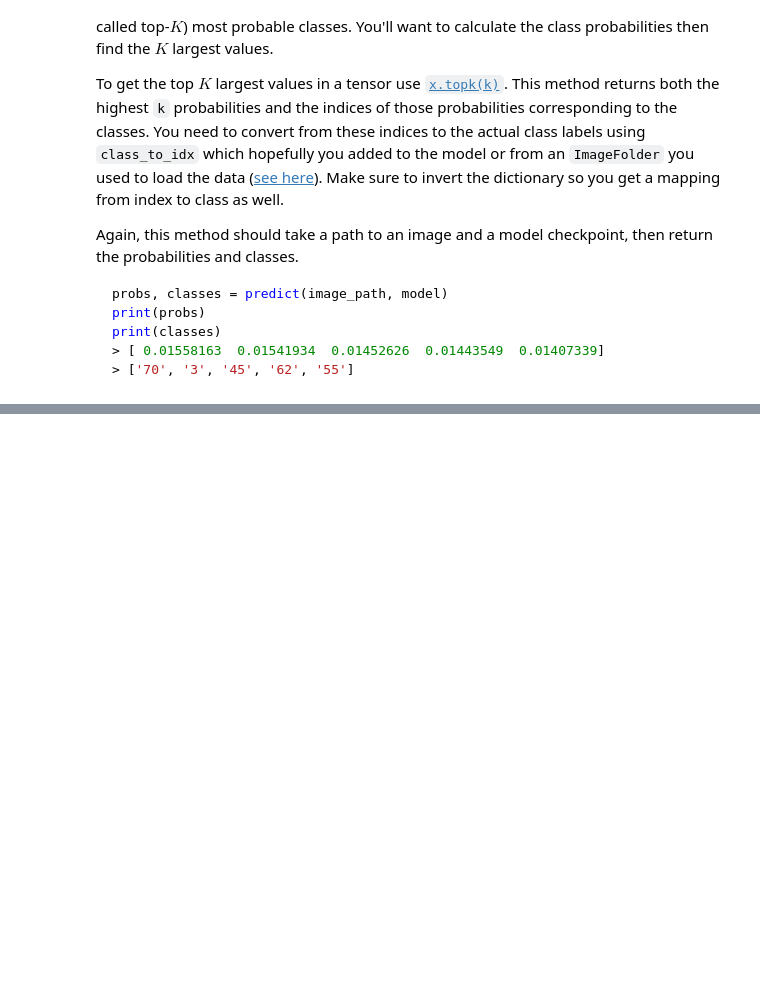
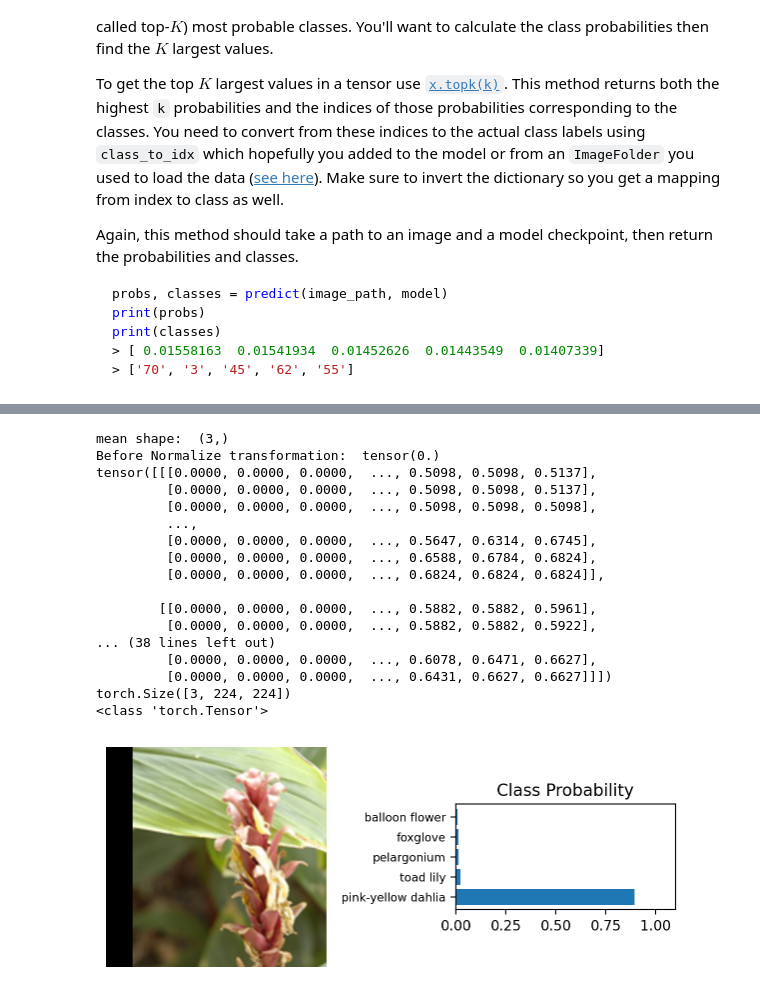
Before and after one commit to amnyulwa/aipnd-project, a Jupyter notebook: Image_Classifier_Project.ipynb, the cells around one changed output, grey strips where cells are left out. Cells and saved outputs as stored; diff of their text form; code cells hidden in the pictures; blank space fills up the shorter version.

```diff
--- a/Image_Classifier_Project.ipynb
+++ b/Image_Classifier_Project.ipynb
@@ -598,28 +589,47 @@ Now that you can use a trained model for predictions, check to make sure it make
 You can convert from the class integer encoding to actual flower names with the `cat_to_name.json` file (should have been loaded earlier in the notebook). To show a PyTorch tensor as an image, use the `imshow` function defined above.
 # %%
 # TODO: Display an image along with the top 5 classes
-image_path = 'flowers/train/20/image_04897.jpg'
+image_path = 'flowers/train/61/image_06247.jpg'
 
 model = load_checkpoint('checkpoint.pth')
 
 top_p, top_class = predict(image_path, model)
 
 image = process_image(image_path)
 
 # Display the image
 fig, (ax1, ax2) = plt.subplots(figsize=(6,9), ncols=2)
 imshow(image, ax=ax1) # Display using imshow
 ax1.axis('off')
 
 # Display the top 5 probabilities as a bar graph
 probs = top_p.cpu().numpy().squeeze()
 classes = top_class.cpu().numpy().squeeze() #changed variable name to classes to avoid conflict
 ax2.barh(np.arange(5), probs) # Display top 5
 ax2.set_aspect(0.1)
 ax2.set_yticks(np.arange(5))
 ax2.set_yticklabels([cat_to_name[str(c)] for c in classes], size='small') # changed variable name here as well
 ax2.set_title('Class Probability')
 ax2.set_xlim(0, 1.1)
 
 plt.tight_layout()
 plt.show()
+# %% [output]
+mean shape:  (3,)
+Before Normalize transformation:  tensor(0.)
+tensor([[[0.0000, 0.0000, 0.0000,  ..., 0.5098, 0.5098, 0.5137],
+         [0.0000, 0.0000, 0.0000,  ..., 0.5098, 0.5098, 0.5137],
+         [0.0000, 0.0000, 0.0000,  ..., 0.5098, 0.5098, 0.5098],
+         ...,
+         [0.0000, 0.0000, 0.0000,  ..., 0.5647, 0.6314, 0.6745],
+         [0.0000, 0.0000, 0.0000,  ..., 0.6588, 0.6784, 0.6824],
+         [0.0000, 0.0000, 0.0000,  ..., 0.6824, 0.6824, 0.6824]],
+
+        [[0.0000, 0.0000, 0.0000,  ..., 0.5882, 0.5882, 0.5961],
+         [0.0000, 0.0000, 0.0000,  ..., 0.5882, 0.5882, 0.5922],
+... (38 lines left out)
+         [0.0000, 0.0000, 0.0000,  ..., 0.6078, 0.6471, 0.6627],
+         [0.0000, 0.0000, 0.0000,  ..., 0.6431, 0.6627, 0.6627]]])
+torch.Size([3, 224, 224])
+<class 'torch.Tensor'>
+[figure, added]
```
Also changed, not shown: parts of 6 cells of this notebook.
